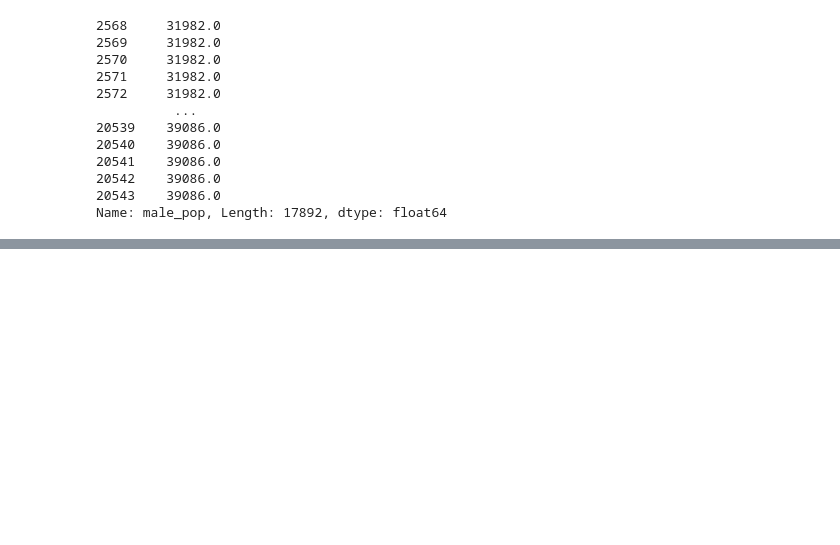
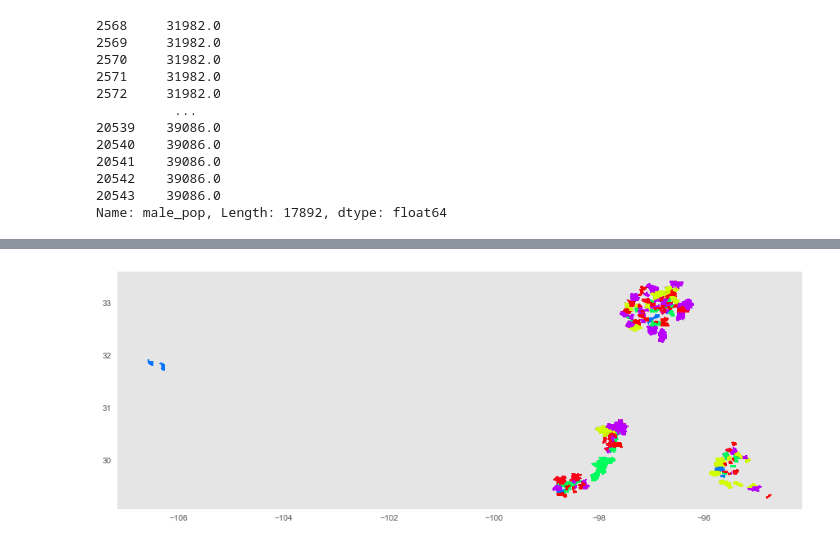
Before and after one commit to HaydenWarren/zri-forecast, a Jupyter notebook: trev/kmeans_attempt_1.ipynb, the cells around one changed output, grey strips where cells are left out. Saved outputs shown, nothing was run; the diff lists cells and outputs as text; code cells hidden in the pictures; blank space fills up the shorter version.

```diff
--- a/trev/kmeans_attempt_1.ipynb
+++ b/trev/kmeans_attempt_1.ipynb
@@ -176,0 +329,8 @@ plt.show()
+# %%
+zips['GEOID10'] = zips['GEOID10'].astype(int)
+# %%
+test['zip_code'] = test['zip_code'].astype(int)
+# %%
+test = gpd.GeoDataFrame(test)
+# %%
+testmap = test.merge(zips, how='inner', left_on='zip_code', right_on='GEOID10')
@@ -176,0 +353,6 @@ plt.show()
+# %%
+fig,ax = plt.subplots(figsize=(15,15))
+testmap.plot(ax=ax, zorder=2, column='labels', legend=False, cmap='hsv')
+ax.grid(False)
+# %% [output]
+[figure, added]
```
Also changed, not shown: parts of 20 cells of this notebook, 2 other files.
